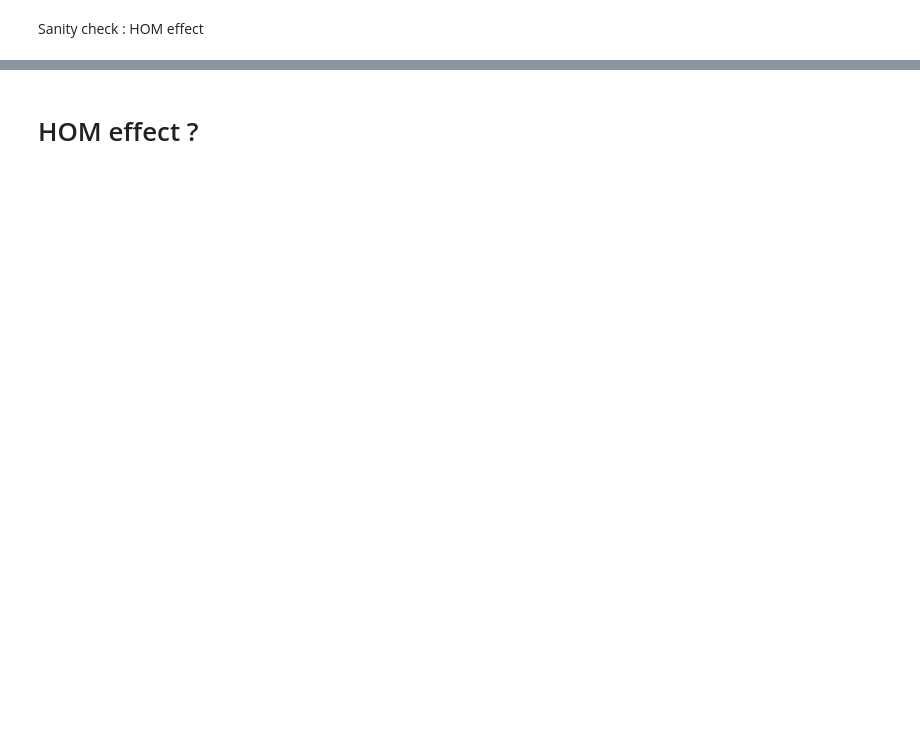
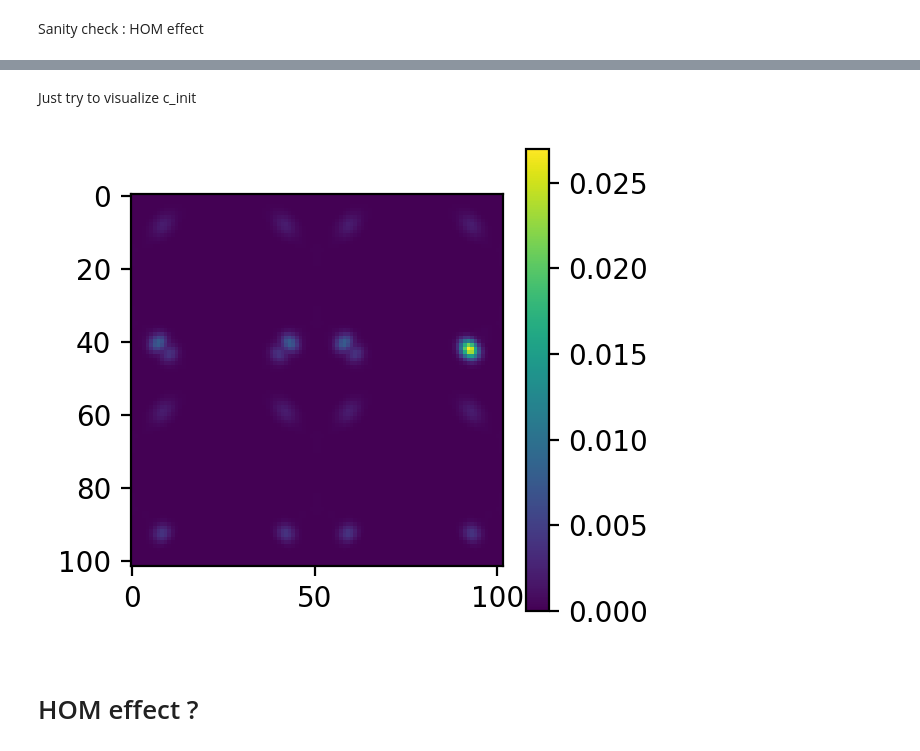
Before and after one commit to rpiron/nii_internship, a Jupyter notebook: beamsplitter/BS_interaction_fast_two_waveguide.ipynb, the cells around one changed output, grey strips where cells are left out. Saved outputs shown, nothing was run; the diff lists cells and outputs as text; code cells hidden in the pictures; blank space fills up the shorter version.

```diff
--- a/beamsplitter/BS_interaction_fast_two_waveguide.ipynb
+++ b/beamsplitter/BS_interaction_fast_two_waveguide.ipynb
@@ -245,3 +265,13 @@ Theorytical value:  0.19673467014368334
+# %% [markdown]
+Just try to visualize c_init
+# %%
+c_init = c_array[-1]
+fig, ax = plt.subplots(1,1, figsize=(3,3), dpi=resol)
+im = ax.imshow(np.abs(c_init)**2)
+plt.colorbar(im, ax=ax)
+plt.show()
+# %% [output]
+[figure, added]
 # %% [markdown]
 <h1> HOM effect ? </h1>
 # %%
```
Also changed, not shown: parts of 9 cells of this notebook, 2 other files.
